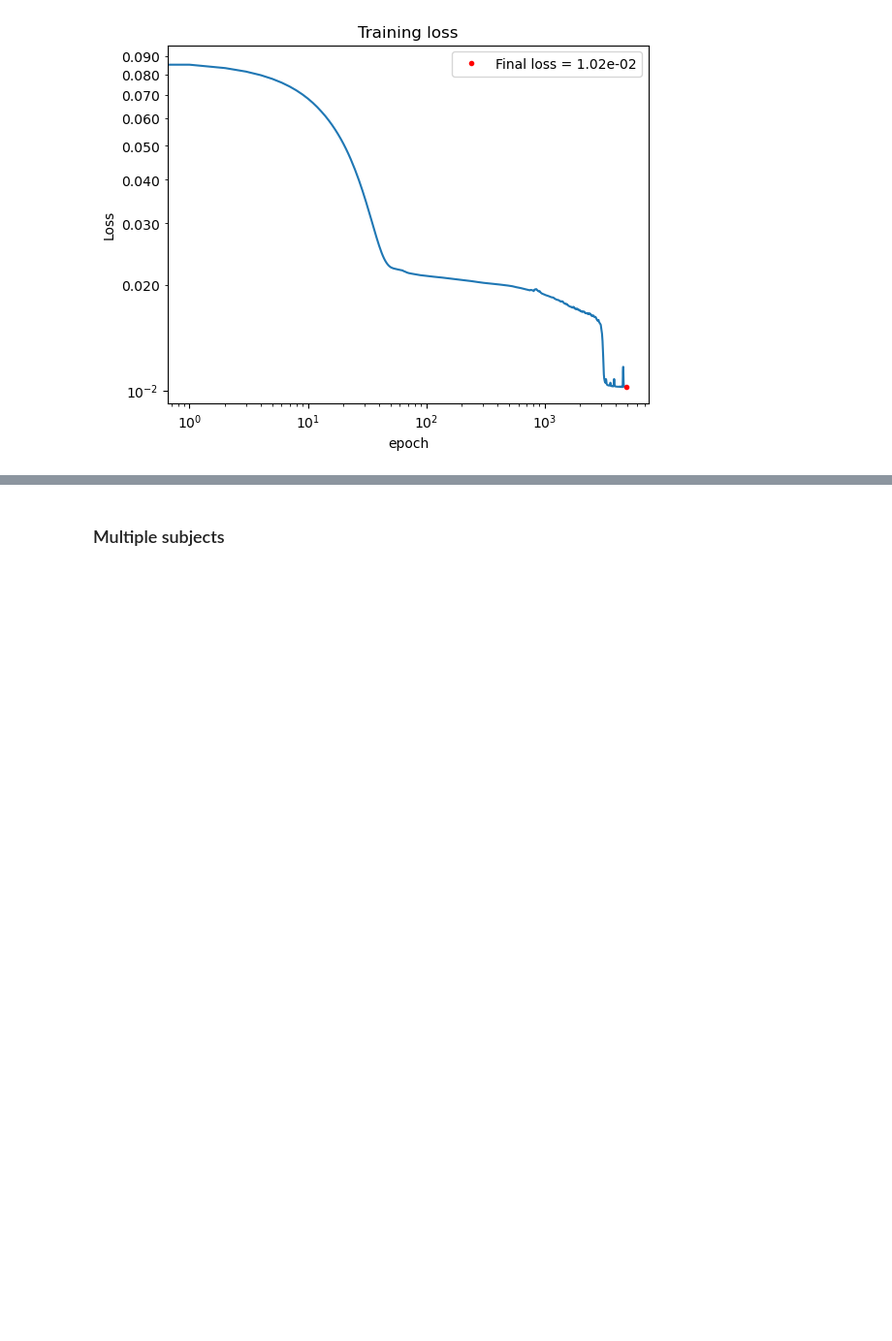
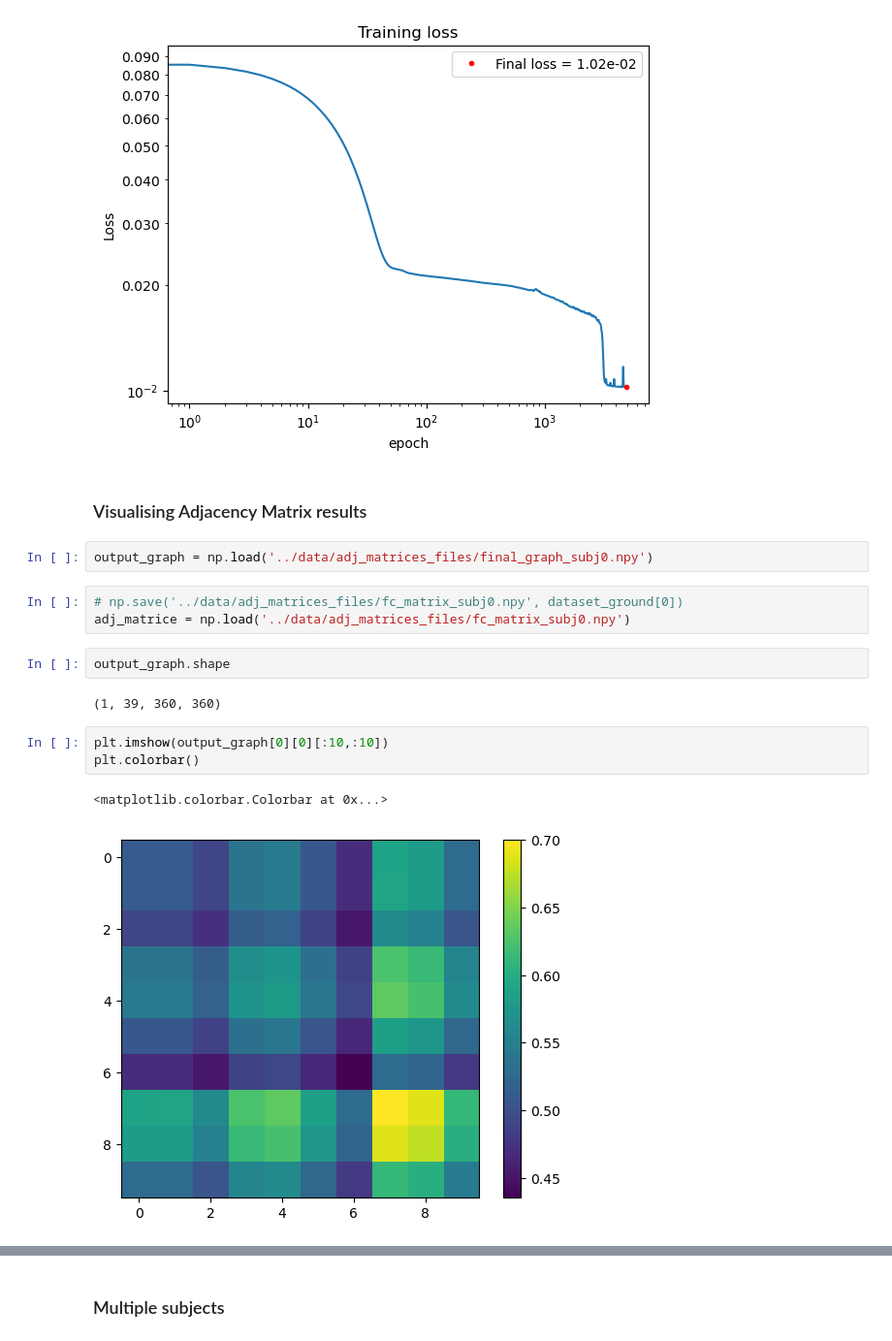
Before and after one commit to mattciff5/graphs-nn, a Jupyter notebook: notebooks/dbgsl.ipynb, the cells around one changed output, grey strips where cells are left out. Shown at 97% size. Cells and saved outputs as stored; diff of their text form; blank space fills up the shorter version.

```diff
--- a/notebooks/dbgsl.ipynb
+++ b/notebooks/dbgsl.ipynb
@@ -399,3 +399,20 @@ plt.legend(loc=1)
 plt.show()
 # %% [output]
 [figure]
+# %% [markdown]
+### Visualising Adjacency Matrix results
+# %%
+output_graph = np.load('../data/adj_matrices_files/final_graph_subj0.npy')
+# %%
+# np.save('../data/adj_matrices_files/fc_matrix_subj0.npy', dataset_ground[0])
+adj_matrice = np.load('../data/adj_matrices_files/fc_matrix_subj0.npy')
+# %%
+output_graph.shape
+# %% [output]
+(1, 39, 360, 360)
+# %%
+plt.imshow(output_graph[0][0][:10,:10])
+plt.colorbar()
+# %% [output]
+<matplotlib.colorbar.Colorbar at 0x...>
+[figure, added]
```
Also changed, not shown: parts of 7 cells of this notebook, 3 other files.
